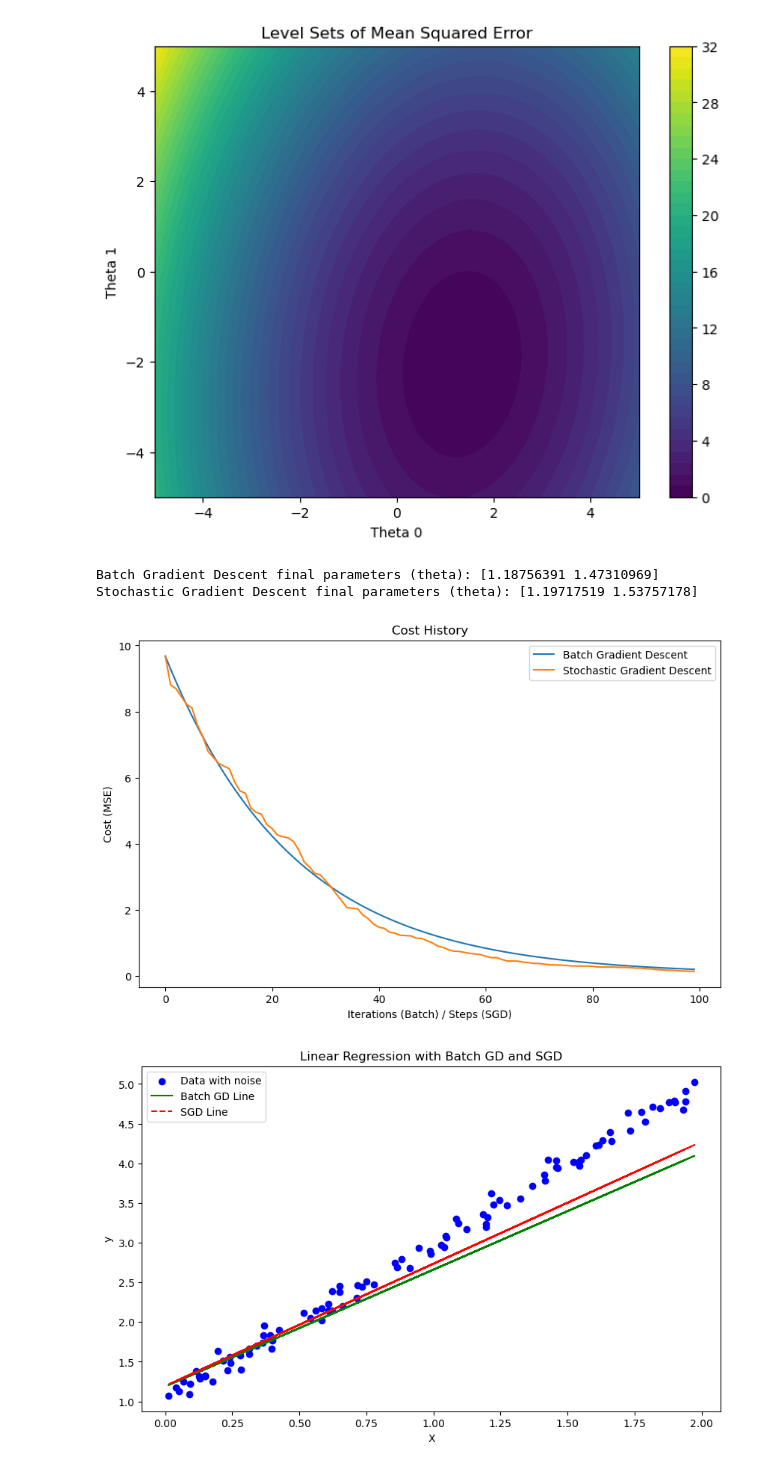
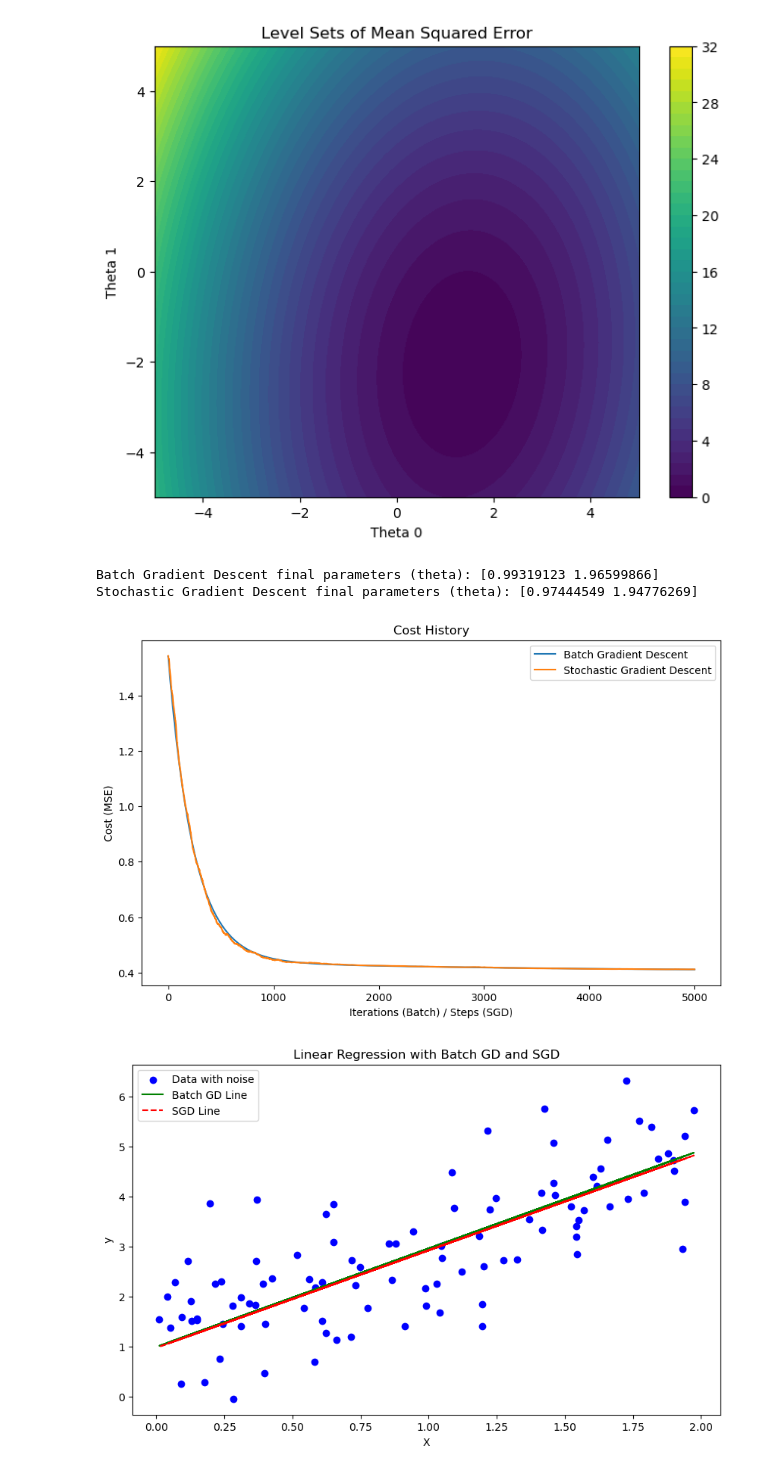
Before and after one commit to rjaditya-2702/CS5100-SecA-Demo, a Jupyter notebook: The OG way.ipynb, the cells around one changed output. Saved outputs shown, nothing was run; the diff lists cells and outputs as text; code cells hidden in the pictures.

```diff
--- a/The OG way.ipynb
+++ b/The OG way.ipynb
@@ -59,97 +61,100 @@ np.random.seed(42)  # For reproducibility
 n_samples = 100
 X = 2 * np.random.rand(n_samples, 1)  # Random input values in range [0, 2]
 y_true = 1 + 2 * X  # True values without noise
-y = y_true + 0.1*np.random.randn(n_samples, 1)  # Adding Gaussian noise
+y = y_true + np.random.randn(n_samples, 1)  # Adding Gaussian noise
 
-# Add a intercept term (x0 = 1)
+# Add a bias term (x0 = 1) to X for the intercept
 X_b = np.c_[np.ones((n_samples, 1)), X]  # X_b becomes [1, x] for each sample
 
 # Function to compute cost (Mean Squared Error)
 def compute_cost(X, y, theta):
+    m = len(y)
     predictions = X.dot(theta)
-    cost = np.mean(np.square(predictions - y))
+    cost = (1 / (2 * m)) * np.sum(np.square(predictions - y))
     return cost
 
 # Batch Gradient Descent
 def batch_gradient_descent(X, y, theta, learning_rate=0.1, n_iterations=1000):
     m = len(y)
+    cost_history = np.zeros(n_iterations)
     theta_0s = np.zeros(n_iterations)
     theta_1s = np.zeros(n_iterations)
-    cost_history = np.zeros(n_iterations)
 
     for i in range(n_iterations):
         gradients = (1 / m) * X.T.dot(X.dot(theta) - y)  # Gradient calculation
-        cost_history[i] = compute_cost(X, y, theta)  # Store the cost for each iteration
         tmp = theta.ravel()
         theta_0s[i] = tmp[0]
         theta_1s[i] = tmp[1]
         theta -= learning_rate * gradients  # Update theta
+        cost_history[i] = compute_cost(X, y, theta)  # Store the cost for each iteration
 
     return theta, cost_history, (theta_0s, theta_1s)
 
 # Stochastic Gradient Descent
 def stochastic_gradient_descent(X, y, theta, learning_rate=0.1, n_epochs=50):
-    m = 10 # defining my batch size i.e. number of random samples i want to take.
+    m = len(y)
     cost_history = np.zeros(m * n_epochs)
     t = 0  # Keeps track of the update steps
-    theta_0s = np.zeros(m*n_epochs)
-    theta_1s = np.zeros(m*n_epochs)
+    theta_0s = np.zeros(m * n_epochs)
+    theta_1s = np.zeros(m * n_epochs)
     for epoch in range(n_epochs):
         for i in range(m):
             random_index = np.random.randint(m)  # Randomly pick one sample
             xi = X[random_index:random_index+1]  # Single training example
             yi = y[random_index:random_index+1]
             gradients = xi.T.dot(xi.dot(theta) - yi)
-            cost_history[t] = compute_cost(X, y, theta)  # Store the cost
             tmp = theta.ravel()
             theta_0s[t] = tmp[0]
             theta_1s[t] = tmp[1]
             theta -= learning_rate * gradients  # Update theta
+            cost_history[t] = compute_cost(X, y, theta)  # Store the cost
             t += 1
 
     return theta, cost_history, (theta_0s, theta_1s)
 
 # Initializing theta (2 parameters: intercept and slope)
-theta_init = np.zeros([2, 1])
+theta_init = np.random.randn(2, 1)
 
 # Hyperparameters
-learning_rate = 0.01
+learning_rate = 0.001
+n_iterations = 5000
+n_epochs = 50
 
 # Perform Batch Gradient Descent
-theta_batch, cost_history_batch, theta_history_batch = batch_gradient_descent(X_b, y, theta_init.copy(), learning_rate, n_iterations=100)
+theta_batch, cost_history_batch, theta_history_batch = batch_gradient_descent(X_b, y, theta_init.copy(), learning_rate, n_iterations)
 
 # Perform Stochastic Gradient Descent
-theta_sgd, cost_history_sgd, theta_history_sgd = stochastic_gradient_descent(X_b, y, theta_init.copy(), learning_rate, n_epochs=10)
+theta_sgd, cost_history_sgd, theta_history_sgd = stochastic_gradient_descent(X_b, y, theta_init.copy(), learning_rate, n_epochs)
 
 # Print the final parameters
 print("Batch Gradient Descent final parameters (theta):", theta_batch.ravel())
 print("Stochastic Gradient Descent final parameters (theta):", theta_sgd.ravel())
 
 # Plot the cost history for both methods
 plt.figure(figsize=(10, 6))
 plt.plot(cost_history_batch, label='Batch Gradient Descent')
 plt.plot(cost_history_sgd, label='Stochastic Gradient Descent')
 plt.ylabel('Cost (MSE)')
 plt.xlabel('Iterations (Batch) / Steps (SGD)')
 plt.title('Cost History')
 plt.legend()
 plt.show()
 
 # Plot the data and the regression lines
 plt.figure(figsize=(10, 6))
 plt.scatter(X, y, label='Data with noise', color='blue')
 plt.plot(X, X_b.dot(theta_batch), label='Batch GD Line', color='green')
 plt.plot(X, X_b.dot(theta_sgd), label='SGD Line', color='red', linestyle='--')
 plt.xlabel('X')
 plt.ylabel('y')
 plt.title('Linear Regression with Batch GD and SGD')
 plt.legend()
 plt.show()
 # %% [output]
-Batch Gradient Descent final parameters (theta): [1.18756391 1.47310969]
-Stochastic Gradient Descent final parameters (theta): [1.19717519 1.53757178]
+Batch Gradient Descent final parameters (theta): [0.99319123 1.96599866]
+Stochastic Gradient Descent final parameters (theta): [0.97444549 1.94776269]
-[figure, old version]
+[figure, new version]
-[figure, old version]
+[figure, new version]
 # %%
 ## PATH OF BATCH GRADIENT DESCENT
 def generate_data(n_samples=100):
```
Also changed, not shown: parts of 4 cells of this notebook.
